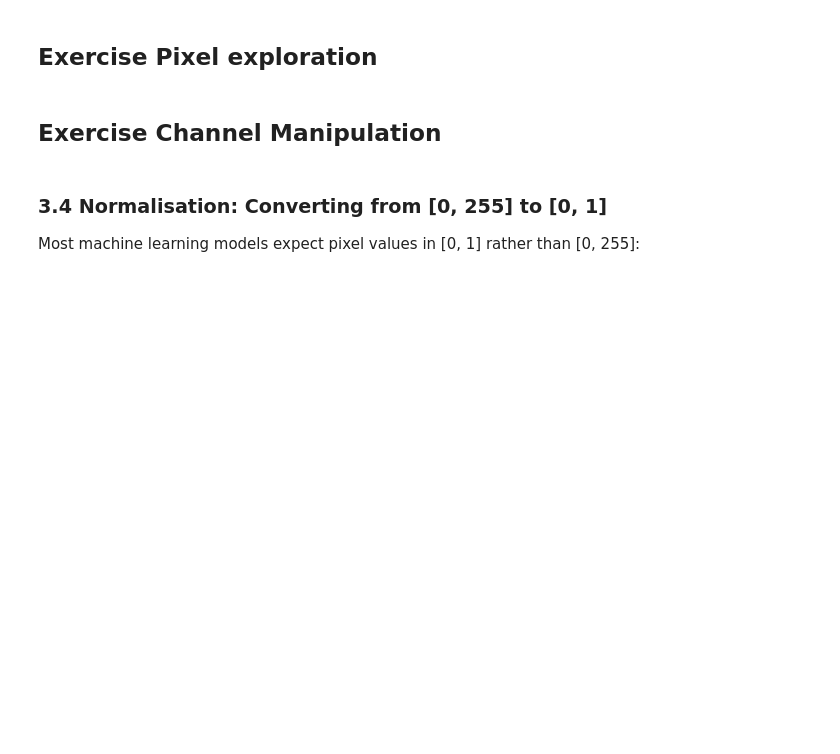
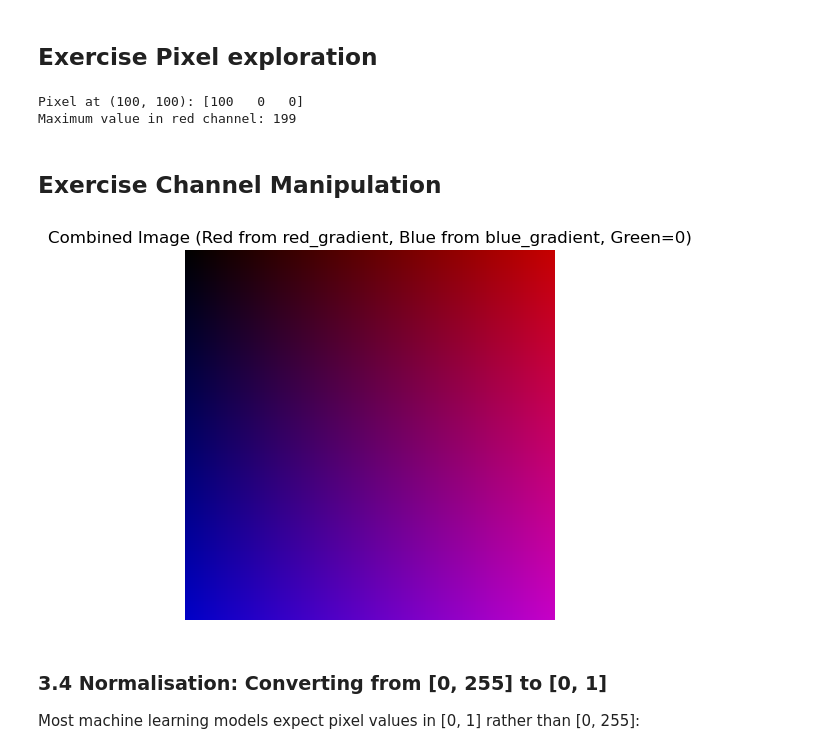
Before and after one commit to MatthewMcCarthy1/machine-learning-labs, a Jupyter notebook: Lab 1/Week 1 Files-20260119/ML_Lab1_Data_Fundamentals.ipynb, the cells around one changed output. Cells and saved outputs as stored; diff of their text form; code cells hidden in the pictures; blank space fills up the shorter version.

```diff
--- a/Lab 1/Week 1 Files-20260119/ML_Lab1_Data_Fundamentals.ipynb
+++ b/Lab 1/Week 1 Files-20260119/ML_Lab1_Data_Fundamentals.ipynb
@@ -895,15 +901,36 @@ plt.show()
 # 2. What do you expect the RGB values to be? Check if you're right!
 # 3. Extract just the red channel and find its maximum value
 # Your code here:
+red_array = np.array(Image.open('red_gradient.png'))
+pixel_100_100 = red_array[100, 100]
+print(f"Pixel at (100, 100): {pixel_100_100}")
+
+red_channel = red_array[:, :, 0]
+max_red_value = red_channel.max()
+print(f"Maximum value in red channel: {max_red_value}")
+# %% [output]
+Pixel at (100, 100): [100   0   0]
+Maximum value in red channel: 199
 # %% [markdown]
 ## Exercise Channel Manipulation
 # %%
 # Create a new image where:
 # - Red channel comes from red_gradient.png
 # - Blue channel comes from blue_gradient.png
 # - Green channel is all zeros
 # Display the result - what colour do you expect?
 # Your code here:
+new_image = np.zeros_like(red_array)
+new_image[:, :, 0] = red_array[:, :, 0]  # Red channel
+new_image[:, :, 1] = 0  # Green channel
+new_image[:, :, 2] = blue_array[:, :, 2]  # Blue channel
+
+plt.imshow(new_image)
+plt.axis('off')
+plt.title('Combined Image (Red from red_gradient, Blue from blue_gradient, Green=0)')
+plt.show()
+# %% [output]
+[figure, added]
 # %% [markdown]
 ### 3.4 Normalisation: Converting from [0, 255] to [0, 1]
 
```
Also changed, not shown: parts of 13 cells of this notebook.
